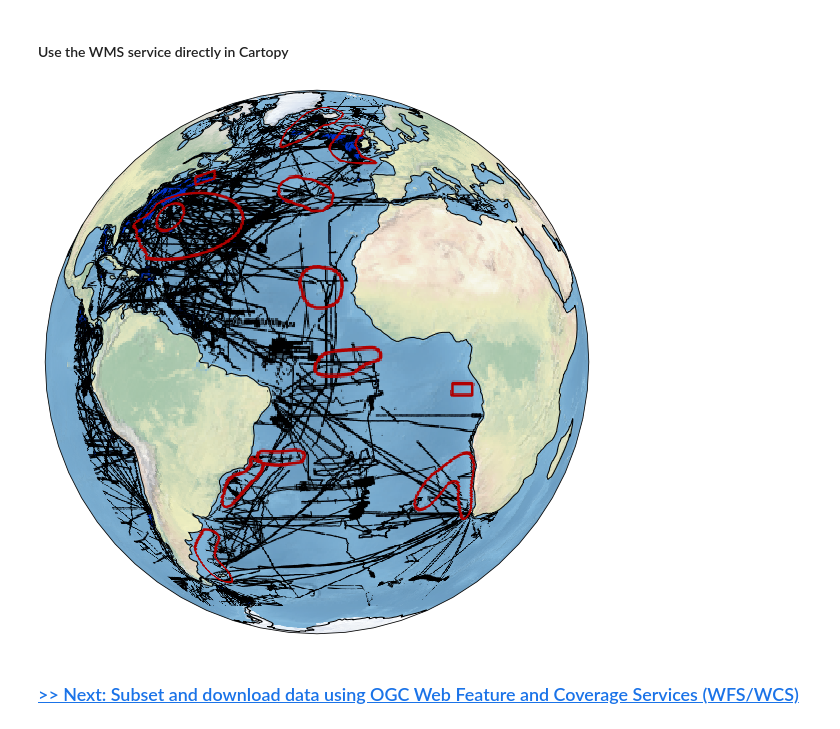
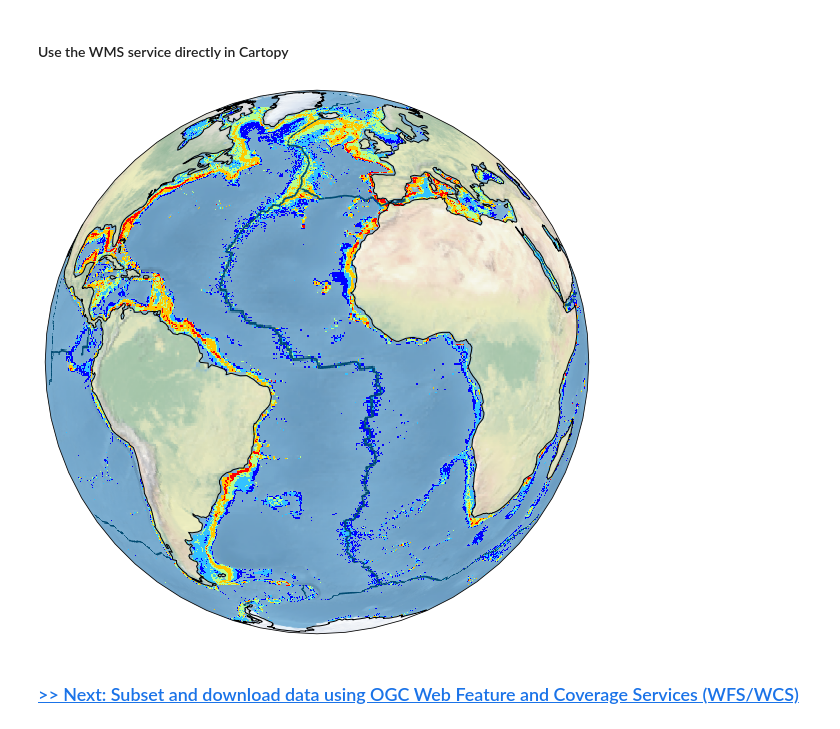
Before and after one commit to iAtlanitcGeoNode/OGC_webservices_workshop, a Jupyter notebook: 2_visualize_data_with_WMS.ipynb, the cells around one changed output. Drawn from its saved outputs; the diff is of its cells as text; code cells hidden in the pictures.

```diff
--- a/2_visualize_data_with_WMS.ipynb
+++ b/2_visualize_data_with_WMS.ipynb
@@ -129,16 +146,17 @@ plt.show()
 # %%
 import matplotlib.pyplot as plt
 import cartopy.crs as ccrs
 
 fig = plt.figure(figsize=(10, 10))
 ax = fig.add_subplot(1, 1, 1, projection=ccrs.Orthographic(central_longitude=-25, central_latitude=0)) #set custom projection
 ax.coastlines() #draw coastlines
 ax.stock_img() #draw nice background
+# access WMS requesting map images in custom projection
 ax.add_wms(wms=wms.url,
-           layers=['geonode:DCDB_200320_BathyCoverage_iAtlantic','geonode:iAtlantic_Research_Areas_merged']) #access WMS
+           layers=['geonode:Alcyoniina_Habitat_Suitability','geonode:Oceanic_Ridge'])
 plt.show()
 # %% [output]
-[figure, old version]
+[figure, new version]
 # %% [markdown]
 ### [>> Next: Subset and download data using OGC Web Feature and Coverage Services (WFS/WCS)](./3_subset_and_download_data_with_WFS&WCS.ipynb)
 # %% [markdown]
```
Also changed, not shown: parts of 6 cells of this notebook, 4 other files.
